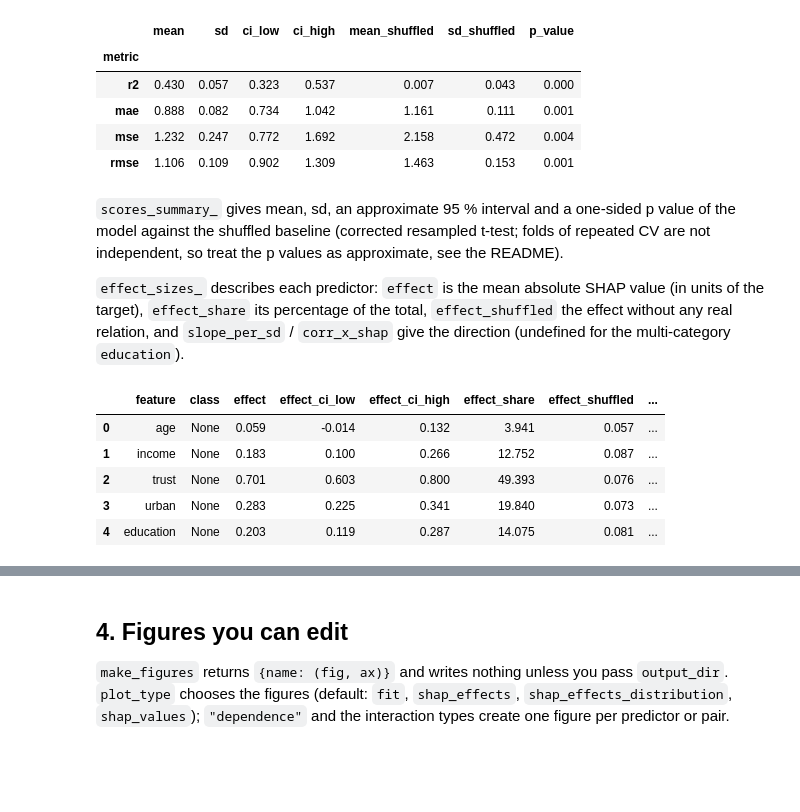
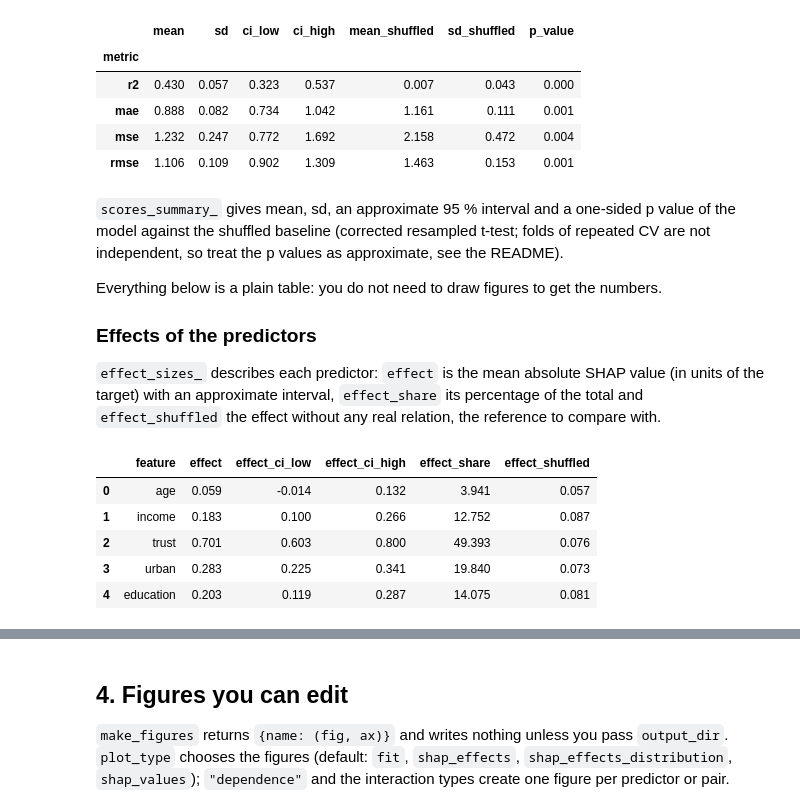
Before and after one commit to Ellariel/imltools, a Jupyter notebook: examples/full_example.ipynb, the cells around one changed output, grey strips where cells are left out. Saved outputs shown, nothing was run; the diff lists cells and outputs as text; code cells hidden in the pictures; blank space fills up the shorter version.

```diff
--- a/examples/full_example.ipynb
+++ b/examples/full_example.ipynb
@@ -171,16 +172,21 @@ model.scores_summary_.round(3)
 model against the shuffled baseline (corrected resampled t-test; folds of repeated CV are not
 independent, so treat the p values as approximate, see the README).
 
+Everything below is a plain table: you do not need to draw figures to get the numbers.
+
+### Effects of the predictors
+
 `effect_sizes_` describes each predictor: `effect` is the mean absolute SHAP value (in units of
-the target), `effect_share` its percentage of the total, `effect_shuffled` the effect without any
-real relation, and `slope_per_sd` / `corr_x_shap` give the direction (undefined for the
-multi-category `education`).
+the target) with an approximate interval, `effect_share` its percentage of the total and
+`effect_shuffled` the effect without any real relation, the reference to compare with.
-# %%
-model.effect_sizes_.round(3)
-# %% [output]
-|  | feature | class | effect | effect_ci_low | effect_ci_high | effect_share | effect_shuffled | ... |
-| 0 | age | None | 0.059 | -0.014 | 0.132 | 3.941 | 0.057 | ... |
-| 1 | income | None | 0.183 | 0.100 | 0.266 | 12.752 | 0.087 | ... |
-| 2 | trust | None | 0.701 | 0.603 | 0.800 | 49.393 | 0.076 | ... |
-| 3 | urban | None | 0.283 | 0.225 | 0.341 | 19.840 | 0.073 | ... |
-| 4 | education | None | 0.203 | 0.119 | 0.287 | 14.075 | 0.081 | ... |
+# %%
+es = model.effect_sizes_
+es[["feature", "effect", "effect_ci_low", "effect_ci_high", "effect_share",
+    "effect_shuffled"]].round(3)
+# %% [output]
+|  | feature | effect | effect_ci_low | effect_ci_high | effect_share | effect_shuffled |
+| 0 | age | 0.059 | -0.014 | 0.132 | 3.941 | 0.057 |
+| 1 | income | 0.183 | 0.100 | 0.266 | 12.752 | 0.087 |
+| 2 | trust | 0.701 | 0.603 | 0.800 | 49.393 | 0.076 |
+| 3 | urban | 0.283 | 0.225 | 0.341 | 19.840 | 0.073 |
+| 4 | education | 0.203 | 0.119 | 0.287 | 14.075 | 0.081 |
```
Also changed, not shown: parts of 16 cells of this notebook, 7 other files.
